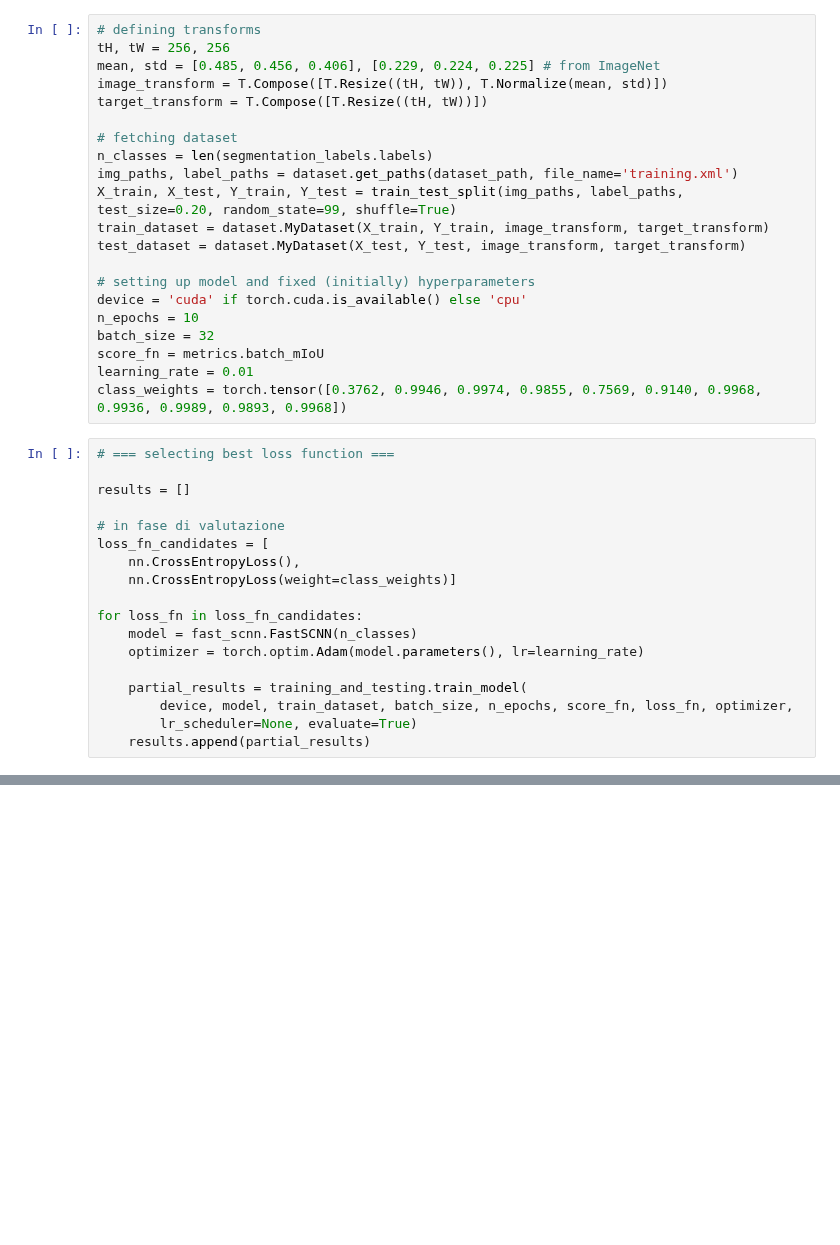
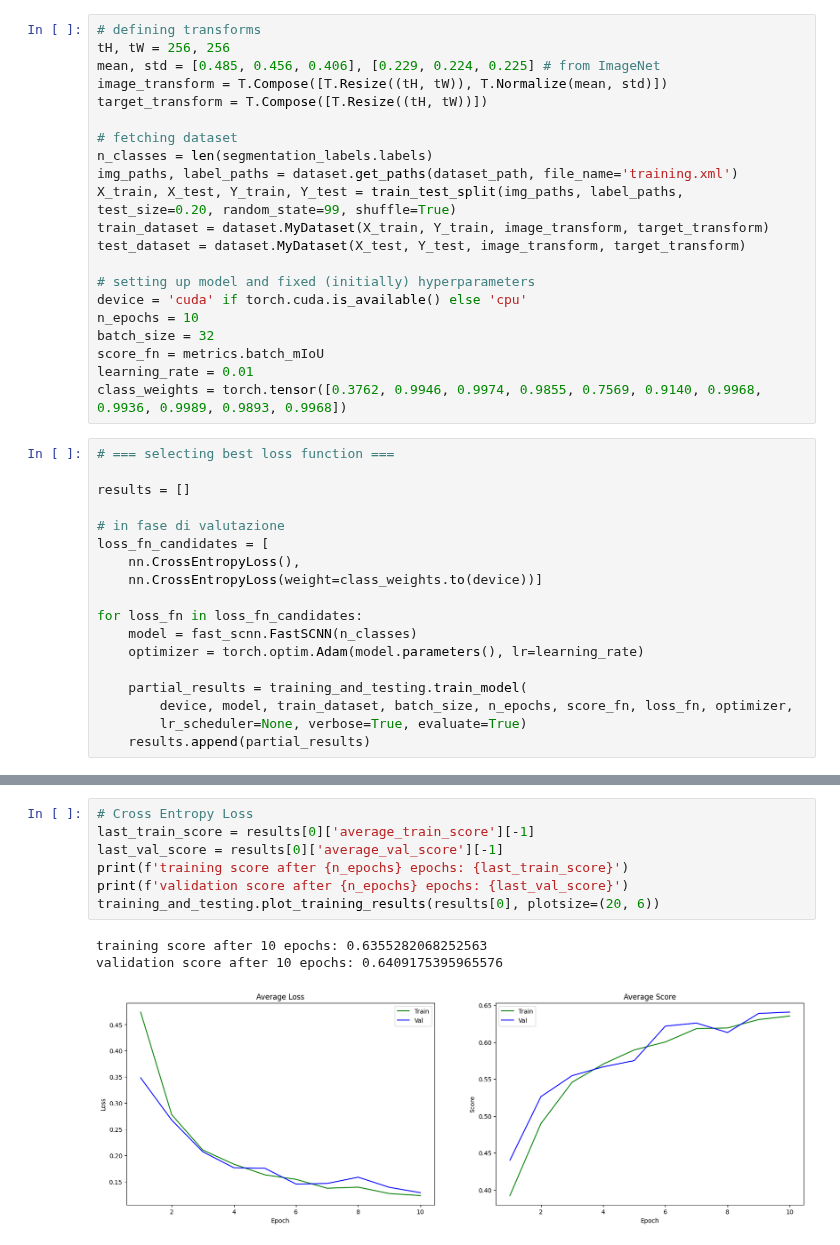
Before and after one commit to mrcmich/deep-seasonal-color-analysis-system, a Jupyter notebook: hyperparameter_tuning_FastSCNN.ipynb, the cells around one changed output, grey strips where cells are left out. Cells and saved outputs as stored; diff of their text form; blank space fills up the shorter version.

Commit message:
in file hyperparameter_tuning_FastSCNN.ipynb: corrected error causing class_weights tensor to reside on cpu rather than gpu when training on gpu; added output for selection of loss function.

```diff
--- a/hyperparameter_tuning_FastSCNN.ipynb
+++ b/hyperparameter_tuning_FastSCNN.ipynb
@@ -80,7 +80,7 @@ results = []
 # in fase di valutazione
 loss_fn_candidates = [
     nn.CrossEntropyLoss(),
-    nn.CrossEntropyLoss(weight=class_weights)]
+    nn.CrossEntropyLoss(weight=class_weights.to(device))]
 
 for loss_fn in loss_fn_candidates:
     model = fast_scnn.FastSCNN(n_classes)
@@ -88,5 +88,5 @@ for loss_fn in loss_fn_candidates:
 
     partial_results = training_and_testing.train_model(
         device, model, train_dataset, batch_size, n_epochs, score_fn, loss_fn, optimizer,
-        lr_scheduler=None, evaluate=True)
+        lr_scheduler=None, verbose=True, evaluate=True)
     results.append(partial_results)
@@ -92,0 +111,11 @@ for loss_fn in loss_fn_candidates:
+# %%
+# Cross Entropy Loss
+last_train_score = results[0]['average_train_score'][-1]
+last_val_score = results[0]['average_val_score'][-1]
+print(f'training score after {n_epochs} epochs: {last_train_score}')
+print(f'validation score after {n_epochs} epochs: {last_val_score}')
+training_and_testing.plot_training_results(results[0], plotsize=(20, 6))
+# %% [output]
+training score after 10 epochs: 0.6355282068252563
+validation score after 10 epochs: 0.6409175395965576
+[figure, added]
```
Also changed, not shown: parts of 4 cells of this notebook.
